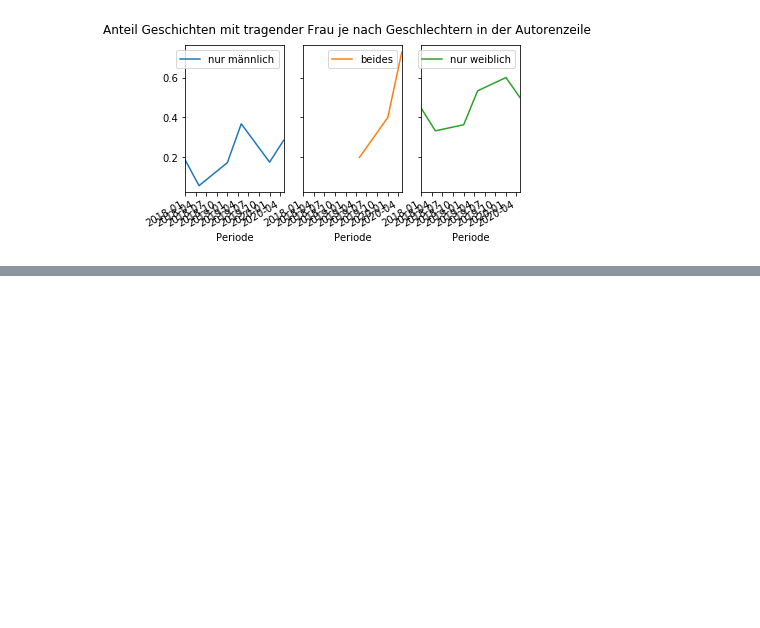
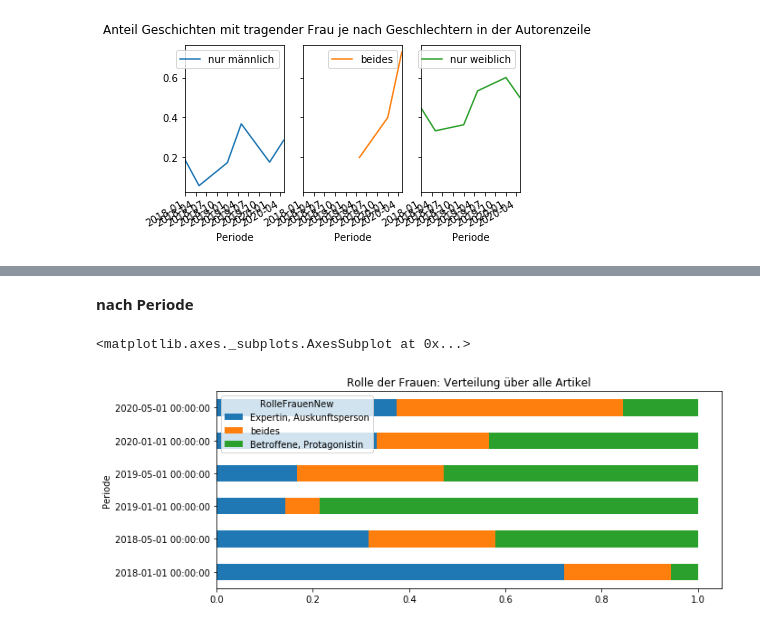
Before and after one commit to simon-pinkmartini/Gender-Analyse, a Jupyter notebook: ipynb/Gender-Auswertung.ipynb, the cells around one changed output, grey strips where cells are left out. Drawn from its saved outputs; the diff is of its cells as text; code cells hidden in the pictures; blank space fills up the shorter version.

```diff
--- a/ipynb/Gender-Auswertung.ipynb
+++ b/ipynb/Gender-Auswertung.ipynb
@@ -303,0 +359,11 @@ array([[<matplotlib.axes._subplots.AxesSubplot object at 0x...>,
+# %% [markdown]
+**nach Periode**
+# %%
+gr = df.groupby('Periode')['RolleFrauenNew'].value_counts(normalize=True)
+gr = gr.to_frame().rename(columns={'RolleFrauenNew': 'value'}).reset_index()
+gr = gr.pivot(index='Periode', columns='RolleFrauenNew', values='value')
+gr = gr[sorterRolleFrauen]
+gr.plot(kind='barh', stacked=True, figsize=(10,4), title='Rolle der Frauen: Verteilung über alle Artikel')
+# %% [output]
+<matplotlib.axes._subplots.AxesSubplot at 0x...>
+[figure, added]
```
Also changed, not shown: parts of 85 cells of this notebook.
